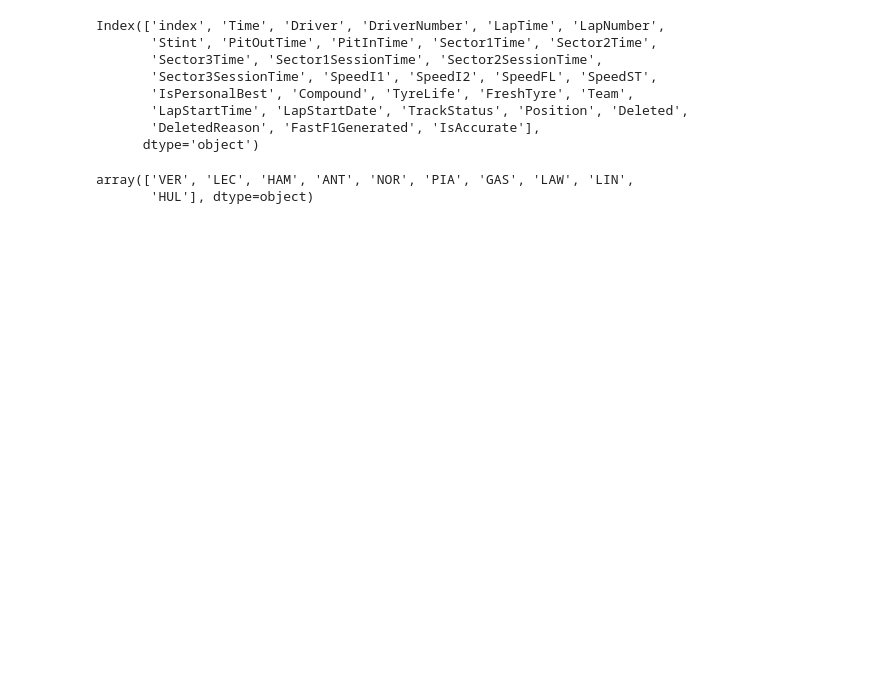
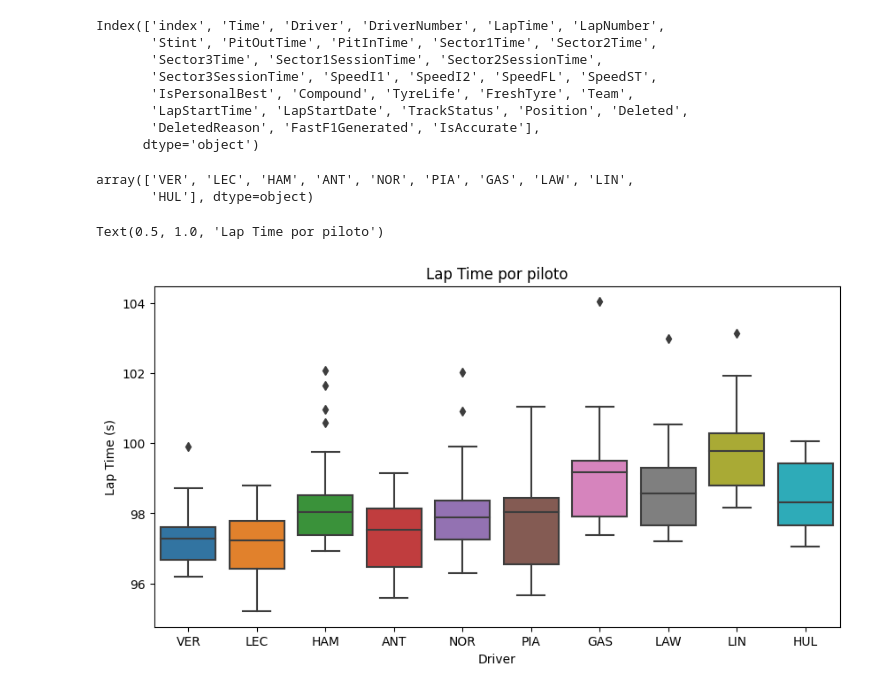
Before and after one commit to gabiru9010/analise-kpis-f1, a Jupyter notebook: Analise_KPIs_graficos_REV01.ipynb, the cells around one changed output. Drawn from its saved outputs; the diff is of its cells as text; code cells hidden in the pictures; blank space fills up the shorter version.

Commit message:
Novos graficos boxplots

```diff
--- a/Analise_KPIs_graficos_REV01.ipynb
+++ b/Analise_KPIs_graficos_REV01.ipynb
@@ -154,8 +158,27 @@ Index(['index', 'Time', 'Driver', 'DriverNumber', 'LapTime', 'LapNumber',
        'LapStartTime', 'LapStartDate', 'TrackStatus', 'Position', 'Deleted',
        'DeletedReason', 'FastF1Generated', 'IsAccurate'],
       dtype='object')
+# %%
+all_driver_laps['Sector1Time_s'] = all_driver_laps['Sector1Time'].dt.total_seconds()
+all_driver_laps['Sector2Time_s'] = all_driver_laps['Sector2Time'].dt.total_seconds()
+all_driver_laps['Sector3Time_s'] = all_driver_laps['Sector3Time'].dt.total_seconds()
 # %%
 all_driver_laps['Driver'].unique()
 # %% [output]
 array(['VER', 'LEC', 'HAM', 'ANT', 'NOR', 'PIA', 'GAS', 'LAW', 'LIN',
        'HUL'], dtype=object)
+# %%
+all_driver_laps['LapTime_s'] = all_driver_laps['LapTime'].dt.total_seconds()
+
+fig, ax = plt.subplots(figsize=(10, 5))
+sns.boxplot(data = all_driver_laps, x='Driver', y='LapTime_s', ax=ax)
+
+ax.set_ylabel('Lap Time (s)')
+ax.set_xlabel('Driver')
+ax.set_title('Lap Time por piloto')
+
+
+###Observe os boxplots mais fechadinhos, isso significa que o piloto foi mais consistente, ou seja, teve menos variação de tempo entre as voltas.
+# %% [output]
+Text(0.5, 1.0, 'Lap Time por piloto')
+[figure, added]
```
Also changed, not shown: parts of 2 cells of this notebook.
